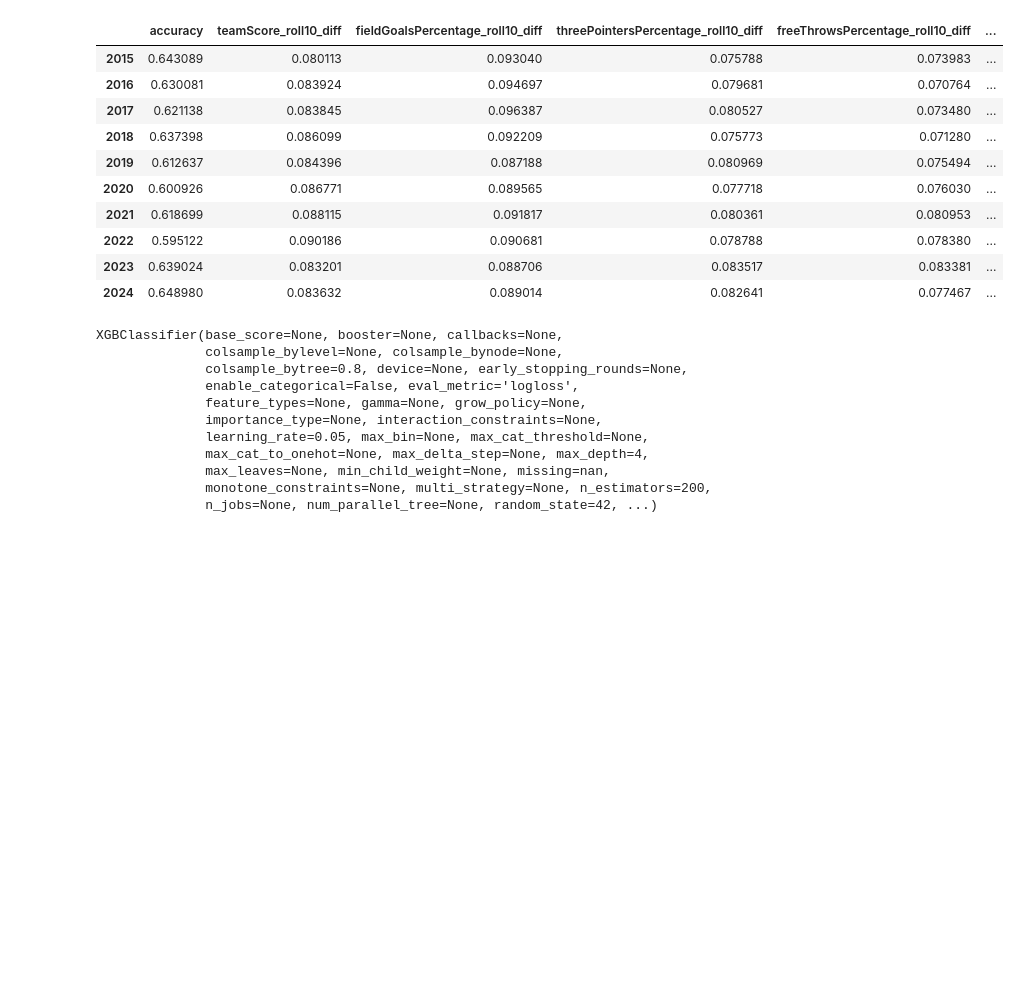
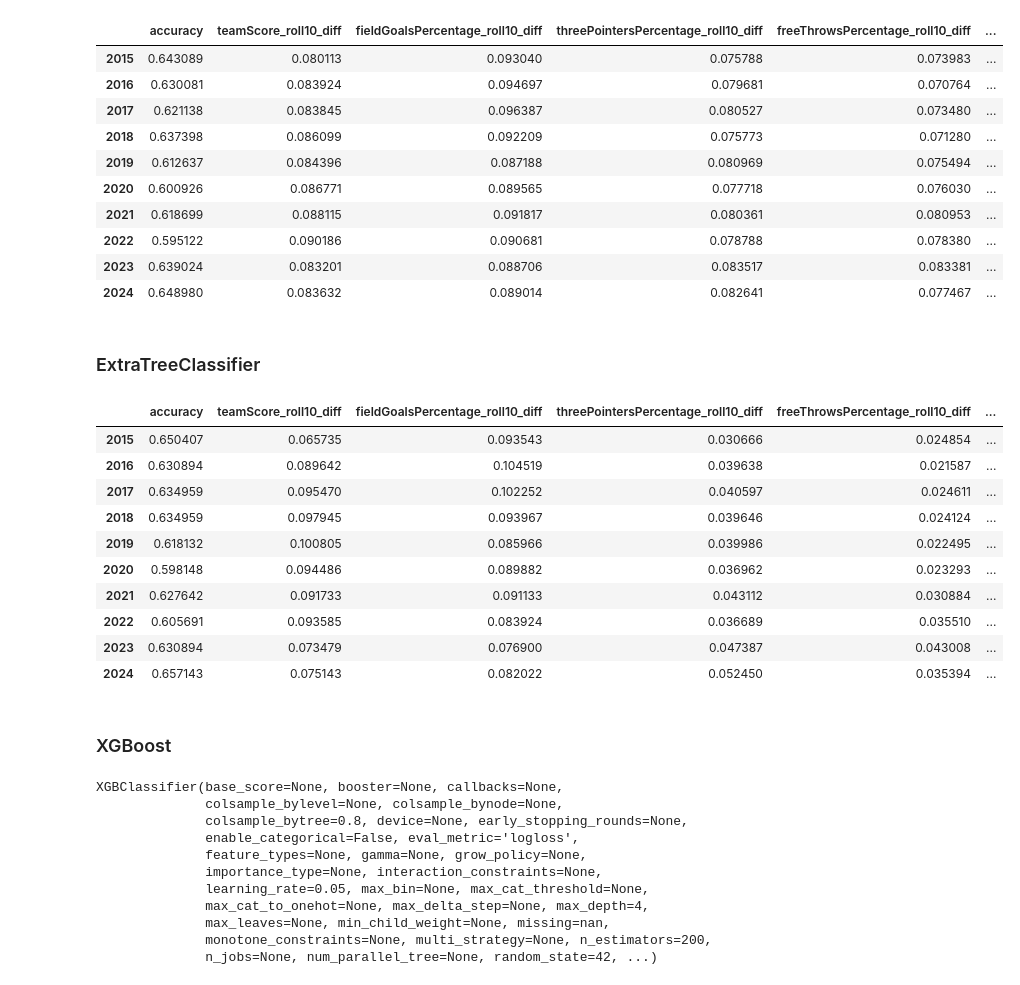
Before and after one commit to Erdos-Projects/summer26-nba-head-to-head-probability, a Jupyter notebook: models/models.ipynb, the cells around one changed output. Saved outputs shown, nothing was run; the diff lists cells and outputs as text; code cells hidden in the pictures; blank space fills up the shorter version.

```diff
--- a/models/models.ipynb
+++ b/models/models.ipynb
@@ -124,6 +124,64 @@ results_df
 | 2022 | 0.595122 | 0.090186 | 0.090681 | 0.078788 | 0.078380 | ... |
 | 2023 | 0.639024 | 0.083201 | 0.088706 | 0.083517 | 0.083381 | ... |
 | 2024 | 0.648980 | 0.083632 | 0.089014 | 0.082641 | 0.077467 | ... |
+# %% [markdown]
+### ExtraTreeClassifier
+# %%
+from sklearn.ensemble import ExtraTreesClassifier
+
+feature_importance_et = []
+model_accuracy_et = {}
+
+for i in range(2015, 2025):
+    matchups_tt = matchups[matchups["season"].isin(range(i - 5, i))]
+    matchups_val = matchups[matchups["season"] == i]
+    X_tt = matchups_tt[features_diff]
+    y_tt = matchups_tt['win']
+    X_val = matchups_val[features_diff]
+    y_val = matchups_val['win']
+    et = ExtraTreesClassifier(
+        n_estimators=500,
+        max_depth=10,
+        min_samples_leaf=5,
+        max_features=3,
+        bootstrap=False,  # Extra Trees default is no bootstrap
+        random_state=216
+    )
+    et.fit(X_tt, y_tt)
+    feature_importance_et.append(et.feature_importances_)
+    y_pred = et.predict(X_val)
+    model_accuracy_et[i] = accuracy_score(y_val, y_pred)
+# %%
+feature_importance_et_df = pd.DataFrame(
+    feature_importance_et,
+    index=range(2015, 2025),
+    columns=features_diff
+)
+feature_importance_et_df.index.name = "season"
+
+model_accuracy_et_df = pd.DataFrame.from_dict(
+    model_accuracy_et, orient="index", columns=["accuracy"]
+)
+model_accuracy_et_df.index.name = "season"
+
+results_et = model_accuracy_et_df.join(feature_importance_et_df)
+results_et.index.name = None
+
+results_et
+# %% [output]
+|  | accuracy | teamScore_roll10_diff | fieldGoalsPercentage_roll10_diff | threePointersPercentage_roll10_diff | freeThrowsPercentage_roll10_diff | ... |
+| 2015 | 0.650407 | 0.065735 | 0.093543 | 0.030666 | 0.024854 | ... |
+| 2016 | 0.630894 | 0.089642 | 0.104519 | 0.039638 | 0.021587 | ... |
+| 2017 | 0.634959 | 0.095470 | 0.102252 | 0.040597 | 0.024611 | ... |
+| 2018 | 0.634959 | 0.097945 | 0.093967 | 0.039646 | 0.024124 | ... |
+| 2019 | 0.618132 | 0.100805 | 0.085966 | 0.039986 | 0.022495 | ... |
+| 2020 | 0.598148 | 0.094486 | 0.089882 | 0.036962 | 0.023293 | ... |
+| 2021 | 0.627642 | 0.091733 | 0.091133 | 0.043112 | 0.030884 | ... |
+| 2022 | 0.605691 | 0.093585 | 0.083924 | 0.036689 | 0.035510 | ... |
+| 2023 | 0.630894 | 0.073479 | 0.076900 | 0.047387 | 0.043008 | ... |
+| 2024 | 0.657143 | 0.075143 | 0.082022 | 0.052450 | 0.035394 | ... |
+# %% [markdown]
+### XGBoost
 # %%
 from xgboost import XGBClassifier
 from sklearn.model_selection import train_test_split
```
